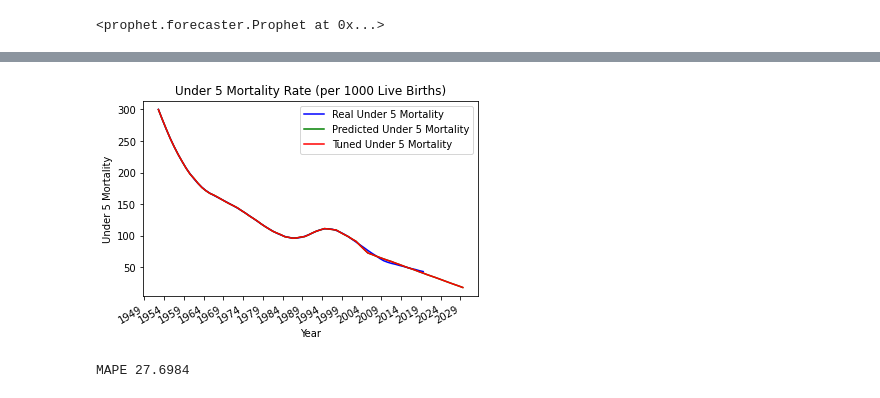
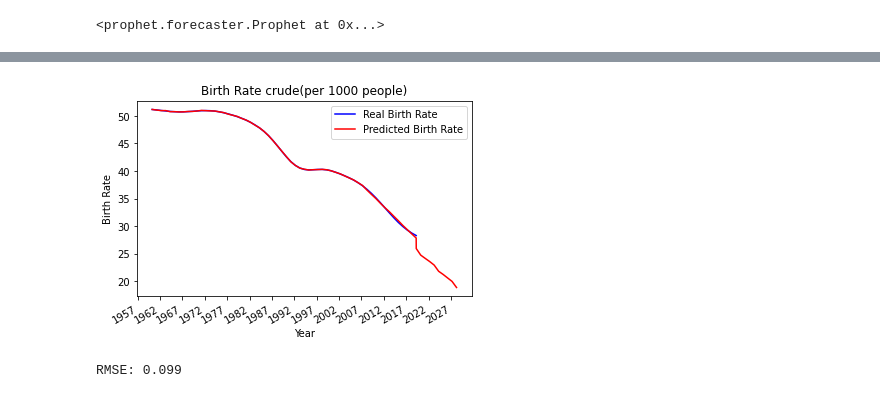
Before and after one commit to annchemu/tsa, a Jupyter notebook: prophet_model.ipynb, the cells around one changed output, grey strips where cells are left out. Drawn from its saved outputs; the diff is of its cells as text; code cells hidden in the pictures.

```diff
--- a/prophet_model.ipynb
+++ b/prophet_model.ipynb
@@ -13,7 +17,6 @@ from sklearn.model_selection import ParameterGrid
 # %%
 #prepare the data
-
-df = pd.read_csv('data/univariate/kenya/ken_u5_mortality.csv')
+df = pd.read_csv('data/univariate/kenya/ken_brt_prophet.csv')
 df.head(10)
 # %% [output]
 |  | ds | y |
@@ -54,10 +73,3 @@ INFO:matplotlib.category:Using categorical units to plot a list of strings that
 def mean_absolute_percentage_error(y_true, y_pred):
     y_true, y_pred = np.array(y_true), np.array(y_pred)
     return np.mean(np.abs((y_true - y_pred) / y_true)) * 100
-# %%
-#convert the dates to a datetimestring
-df['ds']= to_datetime(df['ds'])
-
-#define and fit the model
-m= Prophet()
-m.fit(df)
@@ -158,24 +76,22 @@ Total Possible Models 96
 # %%
-
 model_parameters = pd.DataFrame(columns = ['MAPE','Parameters'])
 for p in grid:
     test = pd.DataFrame()
     print(p)
-#     random.seed(0)
+
     train_model =Prophet(changepoint_prior_scale = p['changepoint_prior_scale'],
                          seasonality_prior_scale = p['seasonality_prior_scale'],
                          seasonality_mode = p['seasonality_mode'],
                          n_changepoints = p['n_changepoints'],
-#                          yearly_seasonality = True,
-#                          interval_width=0.
-                        )
-#     train_model.add_country_holidays(country_name='US')
+                       )
+
     train_model.fit(df)
     train_forecast = train_model.make_future_dataframe(periods=10, freq='Y')
     train_forecast = train_model.predict(train_forecast)
     test=train_forecast[['ds','yhat']]
-#     Actual = df[(df['ds']>strt) & (df['ds']<=end)]
-    MAPE = mean_absolute_percentage_error(df['y'],abs(test.loc[:67, 'yhat']))
+
+    #calculate MAPE using the real dataset and predicted values (remove the 10 years)
+    MAPE = mean_absolute_percentage_error(df['y'],abs(test.loc[:59, 'yhat']))
     print('Mean Absolute Percentage Error(MAPE)------------------------------------',MAPE)
     model_parameters = model_parameters.append({'MAPE':MAPE,'Parameters':p},ignore_index=True)
 # %% [output]
@@ -232,7 +152,7 @@ final_model.fit(df)
 <prophet.forecaster.Prophet at 0x...>
 # %%
 tuned_future = final_model.make_future_dataframe(periods=10, freq='Y')
-tuned_forecast = final_model.predict(future)
+tuned_forecast = final_model.predict(tuned_future)
 tuned_forecast[['ds', 'yhat', 'yhat_lower', 'yhat_upper']].tail(10)
 # %% [output]
 |  | ds | yhat | yhat_lower | yhat_upper |
@@ -253,30 +189,30 @@ fig = final_model.plot_components(tuned_forecast)
 # %%
 #visualize
-# predicted = m.plot(forecast)
-
 fig, ax = plt.subplots()
-ax.plot(df['ds'],df['y'], color = 'blue', label = 'Real Under 5 Mortality')
-ax.plot(forecast['ds'],forecast['yhat'], color = 'green', label = 'Predicted Under 5 Mortality')
-ax.plot(tuned_forecast['ds'],tuned_forecast['yhat'], color = 'red', label = 'Tuned Under 5 Mortality')
+ax.plot(df['ds'],df['y'], color = 'blue', label = 'Real Birth Rate')
+ax.plot(tuned_forecast['ds'],tuned_forecast['yhat'], color = 'red', label = 'Predicted Birth Rate')
 
 # Major ticks every 6 months.
 fmt_year = mdates.MonthLocator(interval = 60)
 ax.xaxis.set_major_locator(fmt_year)
 
 # Text in the x axis will be displayed in 'YYYY' format.
 ax.xaxis.set_major_formatter(mdates.DateFormatter('%Y'))
 
 # Rotates and right aligns the x labels, and moves the bottom of the axes up to make room for them.
 fig.autofmt_xdate()
 plt.xlabel('Year')
 plt.legend()
-plt.ylabel('Under 5 Mortality')
-plt.title('Under 5 Mortality Rate (per 1000 Live Births)')
+plt.ylabel('Birth Rate')
+plt.title('Birth Rate crude(per 1000 people)')
 plt.show()
 # %% [output]
-[figure, old version]
+[figure, new version]
-# %%
-mape = mean_absolute_percentage_error(df['y'],tuned_forecast.loc[10:, 'yhat'])
-print("MAPE",round(mape,4))
-# %% [output]
-MAPE 27.6984
+# %%
+# report performance
+from math import sqrt
+from sklearn.metrics import mean_squared_error
+rmse = sqrt(mean_squared_error(df['y'],tuned_forecast.loc[:59, 'yhat']))
+print('RMSE: %.3f' %  rmse)
+# %% [output]
+RMSE: 0.099
```
Also changed, not shown: parts of 21 cells of this notebook, 6 other files.
